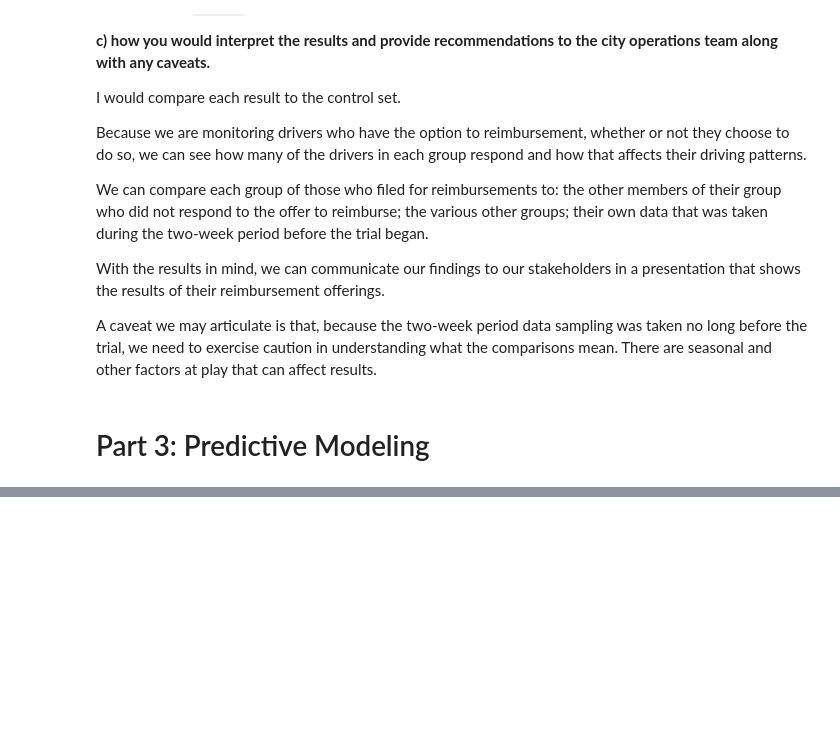
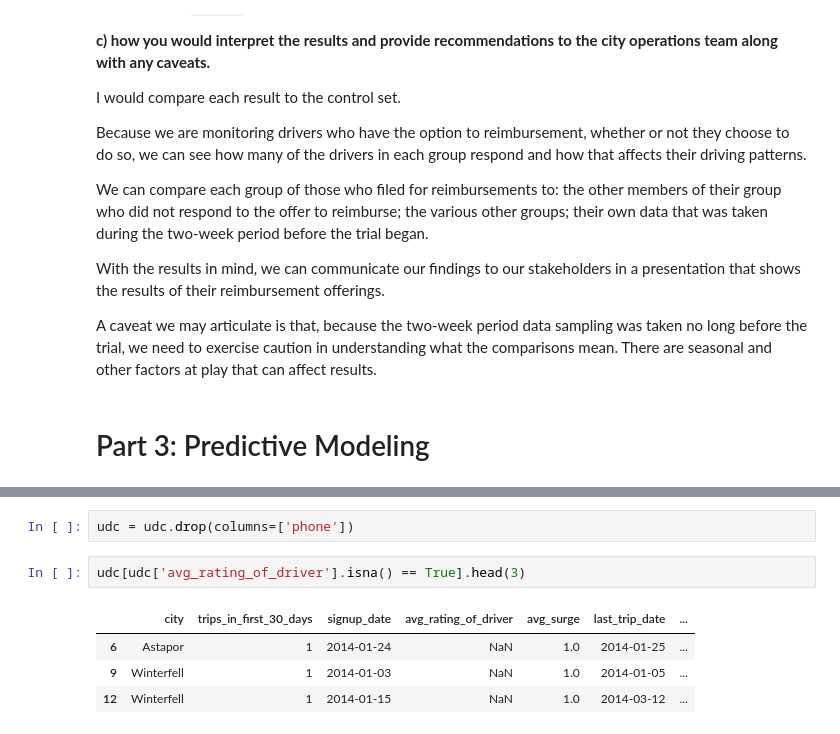
Before and after one commit to blue-santa/sprinboard-data-science-2026, a Jupyter notebook: 25-effective-interviewing/02-take-home-challenges/ultimate_challenge/Bryan_Beus_Ultimate_Take_Home_Challenge.ipynb, the cells around one changed output, grey strips where cells are left out. Saved outputs shown, nothing was run; the diff lists cells and outputs as text; blank space fills up the shorter version.

```diff
--- a/25-effective-interviewing/02-take-home-challenges/ultimate_challenge/Bryan_Beus_Ultimate_Take_Home_Challenge.ipynb
+++ b/25-effective-interviewing/02-take-home-challenges/ultimate_challenge/Bryan_Beus_Ultimate_Take_Home_Challenge.ipynb
@@ -199,0 +237,9 @@ A caveat we may articulate is that, because the two-week period data sampling wa
+# %%
+udc = udc.drop(columns=['phone'])
+# %%
+udc[udc['avg_rating_of_driver'].isna() == True].head(3)
+# %% [output]
+|  | city | trips_in_first_30_days | signup_date | avg_rating_of_driver | avg_surge | last_trip_date | ... |
+| 6 | Astapor | 1 | 2014-01-24 | NaN | 1.0 | 2014-01-25 | ... |
+| 9 | Winterfell | 1 | 2014-01-03 | NaN | 1.0 | 2014-01-05 | ... |
+| 12 | Winterfell | 1 | 2014-01-15 | NaN | 1.0 | 2014-03-12 | ... |
```
Also changed, not shown: parts of 18 cells of this notebook.
